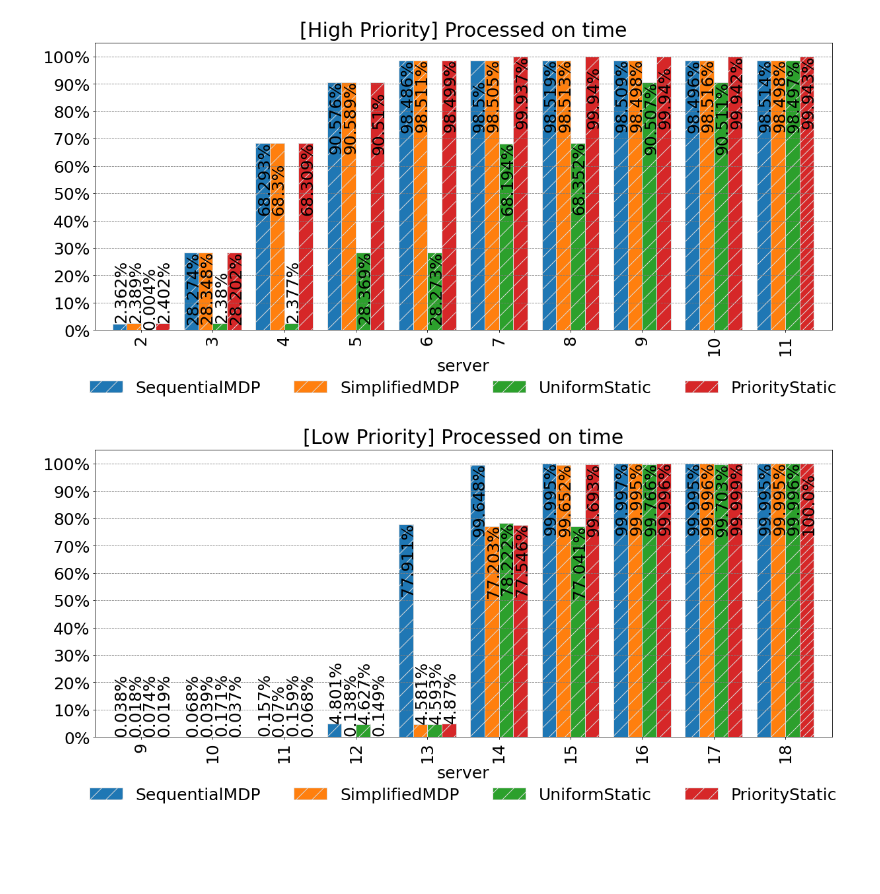
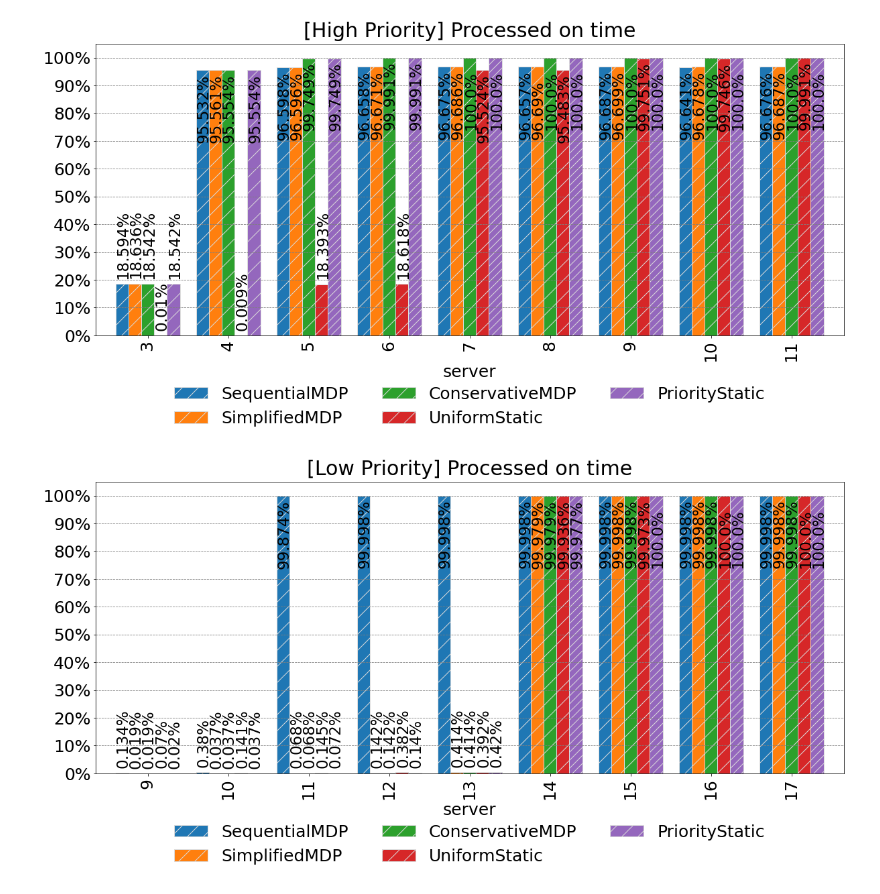
Before and after one commit to AlessandroSpallina/resource-allocation-mdp, a Jupyter notebook: src/plotter/aggregated_plotter/aggregated.ipynb, the cells around one changed output. Cells and saved outputs as stored; diff of their text form; code cells hidden in the pictures; blank space fills up the shorter version.

```diff
--- a/src/plotter/aggregated_plotter/aggregated.ipynb
+++ b/src/plotter/aggregated_plotter/aggregated.ipynb
@@ -169,6 +169,35 @@ for policy in policies_aggregated_stats:
     dataframes[-1]['slices'][0] = dataframes[-1]['slices'][0].sort_values(by=["server"]).set_index("server")
     dataframes[-1]['slices'][1] = dataframes[-1]['slices'][1].sort_values(by=["server"]).set_index("server")
 # %%
+# slice_0 = [d['slices'][0] for d in dataframes]
+# slice_1 = [d['slices'][1] for d in dataframes]
+
+# df_processed_on_time_slice_0 = \
+#     pd.DataFrame({
+#         'server': slice_0[0].index.to_list(),
+#         'SequentialMDP': slice_0[0]['processed_on_time'].to_list(),
+#         'SimplifiedMDP': slice_0[1]['processed_on_time'].to_list(),
+#         'UniformStatic': slice_0[2]['processed_on_time'].to_list(),
+#         'PriorityStatic': slice_0[3]['processed_on_time'].to_list(),
+#                  })
+
+# df_processed_on_time_slice_0['server'] = df_processed_on_time_slice_0['server'].astype(int)
+# df_processed_on_time_slice_0 = df_processed_on_time_slice_0.sort_values(by=["server"]).set_index("server")
+
+
+
+# df_processed_on_time_slice_1 = \
+#     pd.DataFrame({
+#         'server': slice_1[0].index.to_list(),
+#         'SequentialMDP': slice_1[0]['processed_on_time'].to_list(),
+#         'SimplifiedMDP': slice_1[1]['processed_on_time'].to_list(),
+#         'UniformStatic': slice_1[2]['processed_on_time'].to_list(),
+#         'PriorityStatic': slice_1[3]['processed_on_time'].to_list(),
+#     })
+
+# df_processed_on_time_slice_1['server'] = df_processed_on_time_slice_1['server'].astype(int)
+# df_processed_on_time_slice_1 = df_processed_on_time_slice_1.sort_values(by=["server"]).set_index("server")
+
 slice_0 = [d['slices'][0] for d in dataframes]
 slice_1 = [d['slices'][1] for d in dataframes]
 
@@ -177,6 +206,7 @@ df_processed_on_time_slice_0 = \
         'server': slice_0[0].index.to_list(),
         'SequentialMDP': slice_0[0]['processed_on_time'].to_list(),
         'SimplifiedMDP': slice_0[1]['processed_on_time'].to_list(),
+        'ConservativeMDP': slice_0[3]['processed_on_time'].to_list(),
         'UniformStatic': slice_0[2]['processed_on_time'].to_list(),
         'PriorityStatic': slice_0[3]['processed_on_time'].to_list(),
                  })
@@ -191,6 +221,7 @@ df_processed_on_time_slice_1 = \
         'server': slice_1[0].index.to_list(),
         'SequentialMDP': slice_1[0]['processed_on_time'].to_list(),
         'SimplifiedMDP': slice_1[1]['processed_on_time'].to_list(),
+        'ConservativeMDP': slice_1[1]['processed_on_time'].to_list(),
         'UniformStatic': slice_1[2]['processed_on_time'].to_list(),
         'PriorityStatic': slice_1[3]['processed_on_time'].to_list(),
     })
@@ -221,7 +252,7 @@ df_processed_on_time_slice_0
 # %%
-patterns =('/','//', '\\', '\\\\')
+patterns =('/','//', '\\', '\\\\', '-')
 
-ax = df_processed_on_time_slice_0[:10].plot(
+ax = df_processed_on_time_slice_0[1:10].plot(
         kind='bar',
         stacked=False,
         figsize=(20, 8),
@@ -240,43 +271,43 @@ totals = []
 
 # find the values and append to list
 for i in ax.patches:
     totals.append(i.get_height())
 
 # set individual bar lables using above list
 total = sum(totals)
 
 # set individual bar lables using above list
 for i in ax.patches:
     if i.get_height() > 20:
-        ax.text(i.get_x() + 0.015, i.get_height() - 25,
-                str(round((i.get_height()), 3)) + '%', fontsize=25, color='black', rotation=90)
+        ax.text(i.get_x() + 0., i.get_height() - 25,
+                str(round((i.get_height()), 3)) + '%', fontsize=23, color='black', rotation=90)
     else:
         # get_x pulls left or right; get_height pushes up or down
-        ax.text(i.get_x() + 0.015, i.get_height() + 1.5,
-                str(round((i.get_height()), 3)) + '%', fontsize=25, color='black', rotation=90)
+        ax.text(i.get_x() + 0., i.get_height() + 3,
+                str(round((i.get_height()), 3)) + '%', fontsize=23, color='black', rotation=90)
 
 plt.rcParams.update({'font.size': 25})
 fig_background_color = 'skyblue'
 fig_border = 'steelblue'
 
 bars = ax.patches
 
 hatches = [p for p in patterns for i in range(len(df_processed_on_time_slice_0))]
 for bar, hatch in zip(bars, hatches):
     bar.set_hatch(hatch)
     bar.set_edgecolor('gainsboro')
 
-ax.legend(bbox_to_anchor=(0.5, -0.15), loc='upper center', ncol=4, borderaxespad=0.01, frameon=False)
+ax.legend(bbox_to_anchor=(0.5, -0.15), loc='upper center', ncol=3, borderaxespad=0.01, frameon=False)
 
 # plt.show()
 
 plt.savefig(f"{OUTPUT_DIRECTORY_PATH}processed_on_time_slice0_allpolicy_JUPYTER", bbox_inches='tight')
 # %% [output]
-[figure, old version]
+[figure, new version]
 # %%
-patterns =('/','//', '\\', '\\\\')
+patterns =('/','//', '\\', '\\\\', '-')
 
-ax = df_processed_on_time_slice_1[7:17].plot(
+ax = df_processed_on_time_slice_1[7:16].plot(
         kind='bar',
         stacked=False,
         figsize=(20, 8),
@@ -303,12 +334,12 @@ total = sum(totals)
 # set individual bar lables using above list
 for i in ax.patches:
     if i.get_height() > 20:
-        ax.text(i.get_x() + 0.015, i.get_height() - 25,
-                str(round((i.get_height()), 3)) + '%', fontsize=25, color='black', rotation=90)
+        ax.text(i.get_x() + 0., i.get_height() - 25,
+                str(round((i.get_height()), 3)) + '%', fontsize=23, color='black', rotation=90)
     else:
         # get_x pulls left or right; get_height pushes up or down
-        ax.text(i.get_x() + 0.015, i.get_height() + 1.5,
-                str(round((i.get_height()), 3)) + '%', fontsize=25, color='black', rotation=90)
+        ax.text(i.get_x() + 0., i.get_height() + 3,
+                str(round((i.get_height()), 3)) + '%', fontsize=23, color='black', rotation=90)
 
 plt.rcParams.update({'font.size': 25})
 fig_background_color = 'skyblue'
@@ -321,11 +352,11 @@ for bar, hatch in zip(bars, hatches):
     bar.set_hatch(hatch)
     bar.set_edgecolor('gainsboro')
 
-ax.legend(bbox_to_anchor=(0.5, -0.15), loc='upper center', ncol=4, borderaxespad=0.01, frameon=False)
+ax.legend(bbox_to_anchor=(0.5, -0.15), loc='upper center', ncol=3, borderaxespad=0.01, frameon=False)
 
 # plt.show()
 
 plt.savefig(f"{OUTPUT_DIRECTORY_PATH}processed_on_time_slice1_allpolicy_JUPYTER", bbox_inches='tight')
 # %% [output]
-[figure, old version]
+[figure, new version]
 # %%
```
Also changed, not shown: parts of 8 cells of this notebook, 2 other files.
